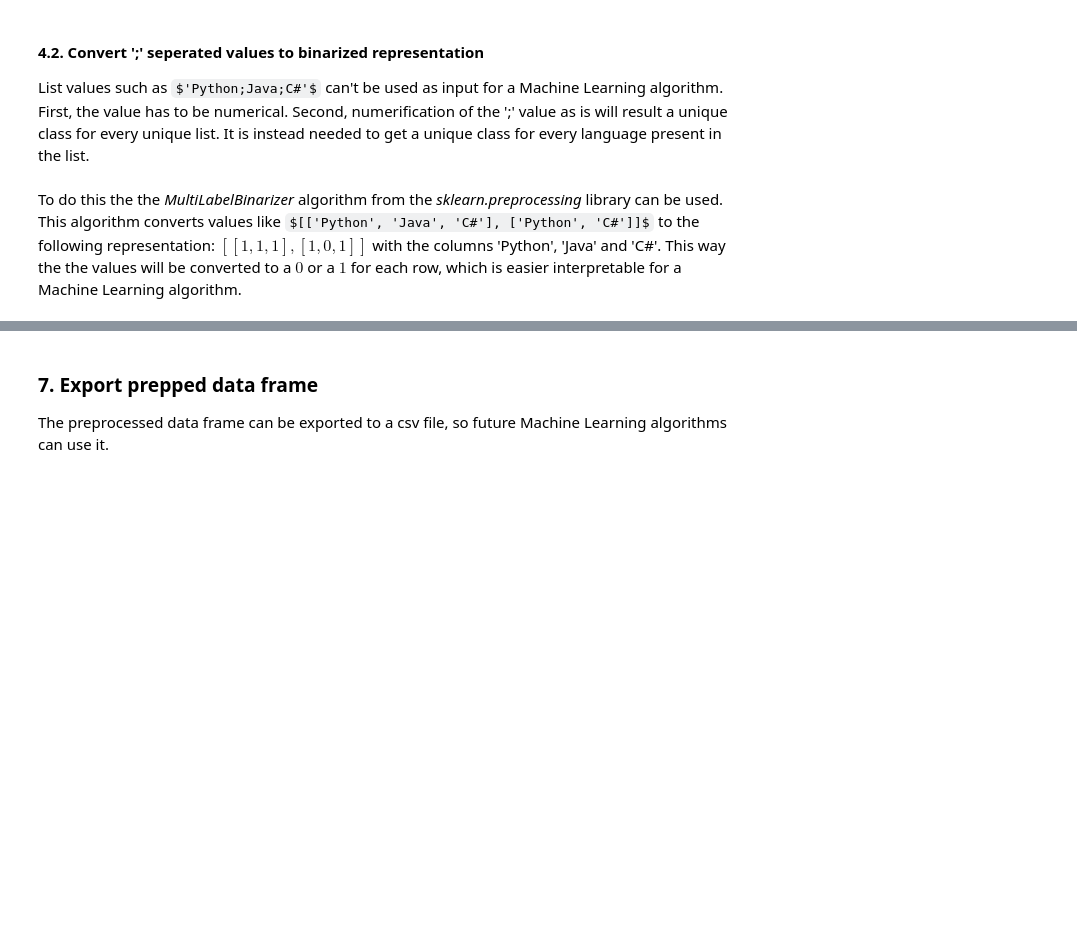
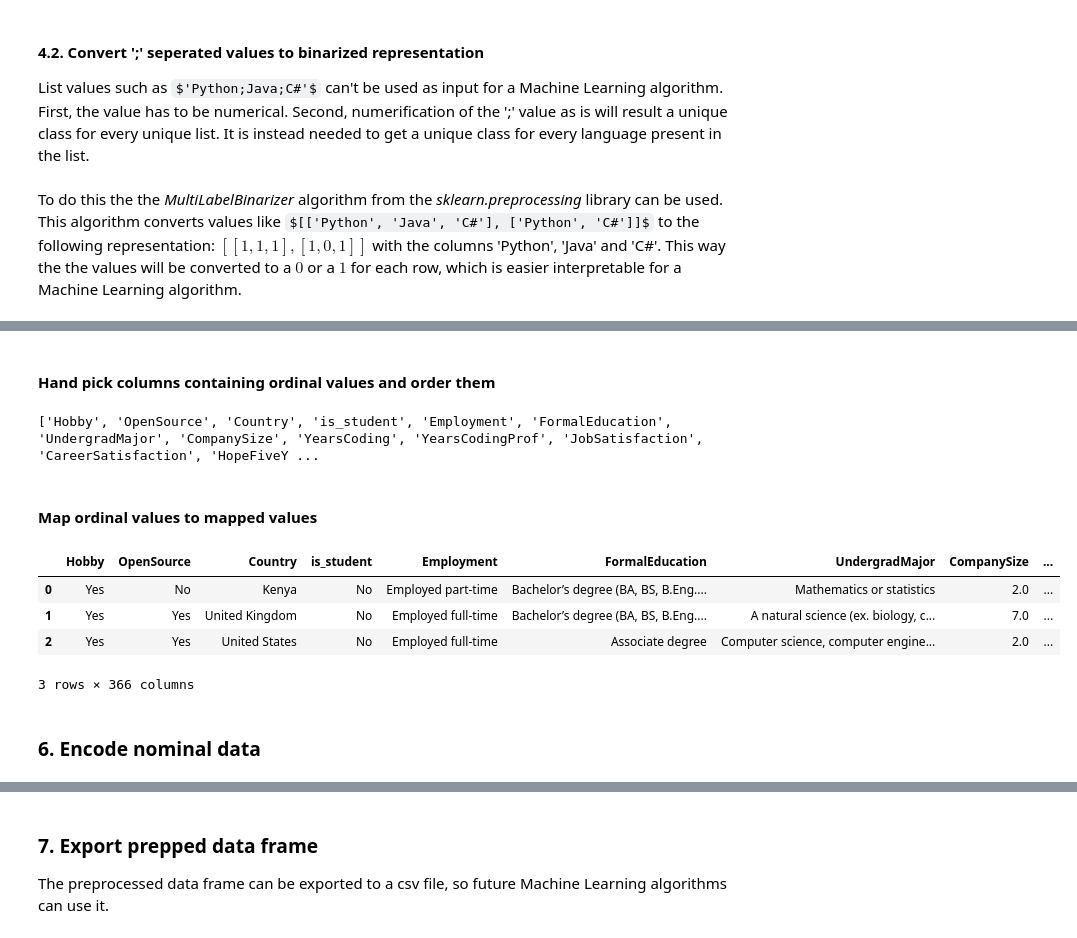
Before and after one commit to Vidovitsch/stack-overflow-survey-model, a Jupyter notebook: dataset_preprocessing.ipynb, the cells around one changed output, grey strips where cells are left out. Drawn from its saved outputs; the diff is of its cells as text; code cells hidden in the pictures; some formulas as TeX source; blank space fills up the shorter version.

```diff
--- a/dataset_preprocessing.ipynb
+++ b/dataset_preprocessing.ipynb
@@ -47,6 +47,6 @@ The column 'ConvertedSalary' is the combination of the columns 'Salary' and 'Sal
 # %%
 # Drop the columns 'Salary' and 'SalaryType'
-so_survey.drop(so_survey[['Salary', 'SalaryType']], axis=1, inplace=True)
+so_survey.drop(so_survey[['Salary', 'SalaryType', 'Currency', 'CurrencySymbol']], axis=1, inplace=True)
 
 print('Columns (orig): %i, Columns (prep): %i' % (so_survey_original.shape[1], so_survey.shape[1]))
 # %% [output]
@@ -172,7 +172,8 @@ def binarize_list_columns(df, columns, sep=';'):
         binerized = mlb.fit_transform(tranformed_vals)
 
         # Add the binerized value to the existing data frame
-        df_copy = df_copy.join(pd.DataFrame(binerized, columns=mlb.classes_), lsuffix='_left', rsuffix='_right')
+        df_copy = df_copy.join(pd.DataFrame(binerized,
+                                            columns=[col + '%' + str(x) for x in mlb.classes_]), lsuffix='_left', rsuffix='_right')
 
         # Delete original column because it doesn't add value anymore
         del df_copy[col]
@@ -203,3 +200,5 @@ Let's find out how many columns with text-format are present in the dataset, to
+# %%
+mappings = {}
 # %%
 def find_object_cols(df):
     """ Finds all columns that
@@ -255,0 +208,6 @@ Number of columns with object type: 0
+# %% [markdown]
+#### Hand pick columns containing ordinal values and order them
+# %%
+print(find_object_cols(so_survey_bin))
+# %% [output]
+['Hobby', 'OpenSource', 'Country', 'is_student', 'Employment', 'FormalEducation', 'UndergradMajor', 'CompanySize', 'YearsCoding', 'YearsCodingProf', 'JobSatisfaction', 'CareerSatisfaction', 'HopeFiveY ...
@@ -255,0 +409,20 @@ Number of columns with object type: 0
+# %% [markdown]
+#### Map ordinal values to mapped values
+# %%
+for col in ordinal_columns:
+    so_survey_bin[col] = so_survey_bin[col].map(mappings[col])
+
+    # Impute NaN (most_frequent)
+    values = so_survey_bin[col].values
+    stat_value = stats.mode(values[~np.isnan(values)])[0][0]
+    so_survey_bin[col].fillna(stat_value, inplace=True)
+# %%
+so_survey_bin.head(3)
+# %% [output]
+|  | Hobby | OpenSource | Country | is_student | Employment | FormalEducation | UndergradMajor | CompanySize | ... |
+| 0 | Yes | No | Kenya | No | Employed part-time | Bachelor’s degree (BA, BS, B.Eng.... | Mathematics or statistics | 2.0 | ... |
+| 1 | Yes | Yes | United Kingdom | No | Employed full-time | Bachelor’s degree (BA, BS, B.Eng.... | A natural science (ex. biology, c... | 7.0 | ... |
+| 2 | Yes | Yes | United States | No | Employed full-time | Associate degree | Computer science, computer engine... | 2.0 | ... |
+3 rows × 366 columns
+# %% [markdown]
+### 6. Encode nominal data
```
Also changed, not shown: parts of 23 cells of this notebook, 1 other file.
